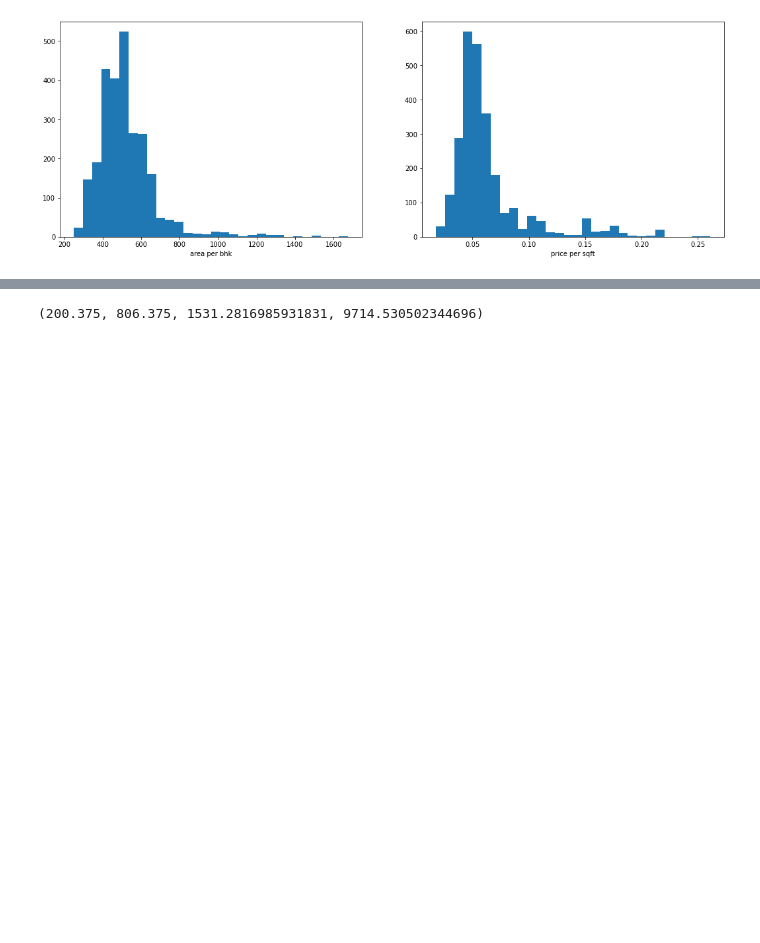
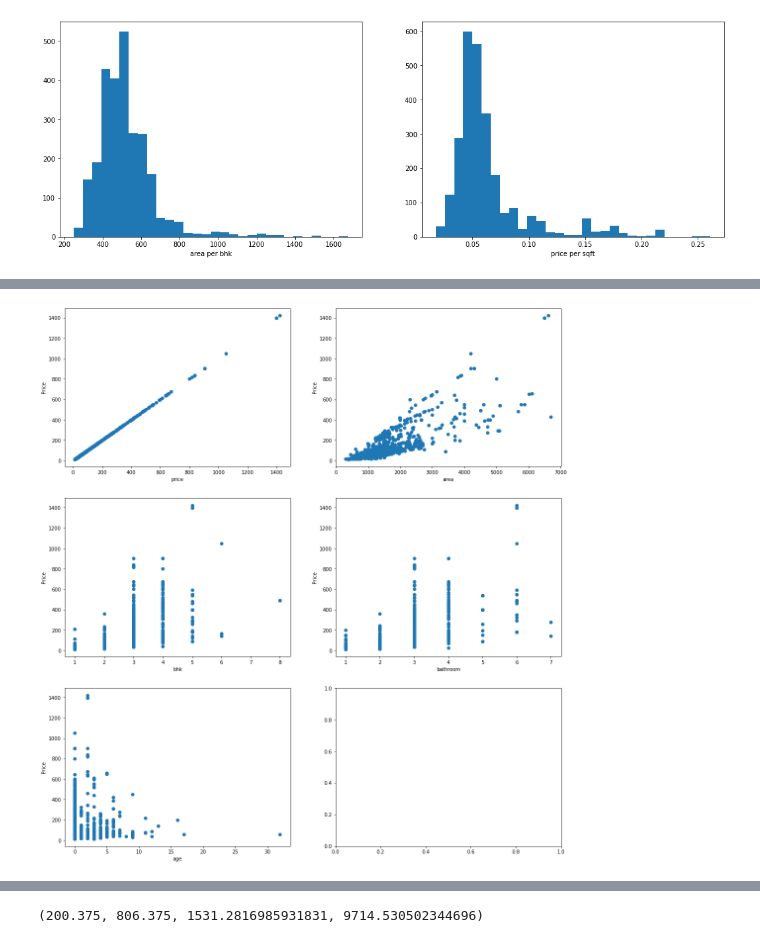
Before and after one commit to rajeevteejwal/Chennai-House-Price, a Jupyter notebook: notebooks/analysis.ipynb, the cells around one changed output, grey strips where cells are left out. Drawn from its saved outputs; the diff is of its cells as text; code cells hidden in the pictures; blank space fills up the shorter version.

```diff
--- a/notebooks/analysis.ipynb
+++ b/notebooks/analysis.ipynb
@@ -204,3 +198,19 @@ df.describe().T
 # %%
 # make a copy of df as df_main
 df_main = df.copy()
+# %%
+# Let's draw scatter plot again price with each feature
+i,j=0,0
+PLOTS_PER_ROW =2
+fig,ax = plt.subplots(math.ceil(len(numeric_cols)/PLOTS_PER_ROW),PLOTS_PER_ROW,figsize = (18,20))
+for feat in numeric_cols:
+    ax[i,j].scatter(df[feat],df['price'])
+    ax[i,j].set_ylabel("Price")
+    ax[i,j].set_xlabel(feat)
+    j+=1
+    if j%PLOTS_PER_ROW==0:
+        i+=1
+        j=0
+plt.show()
+# %% [output]
+[figure, added]
```
Also changed, not shown: parts of 28 cells of this notebook.
